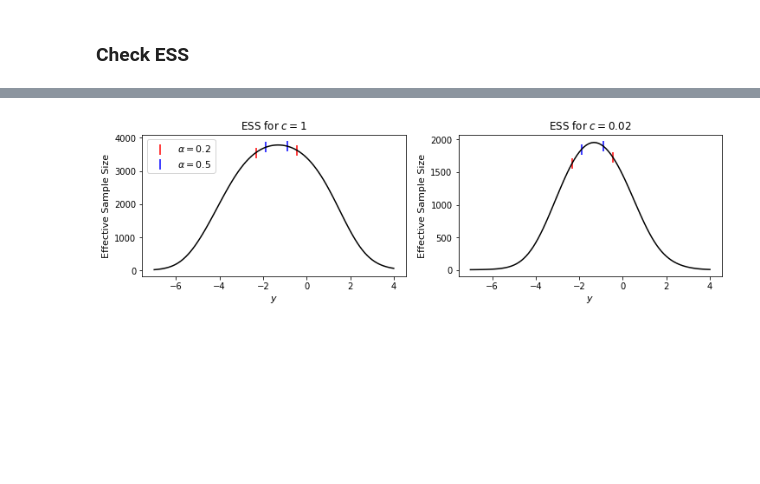
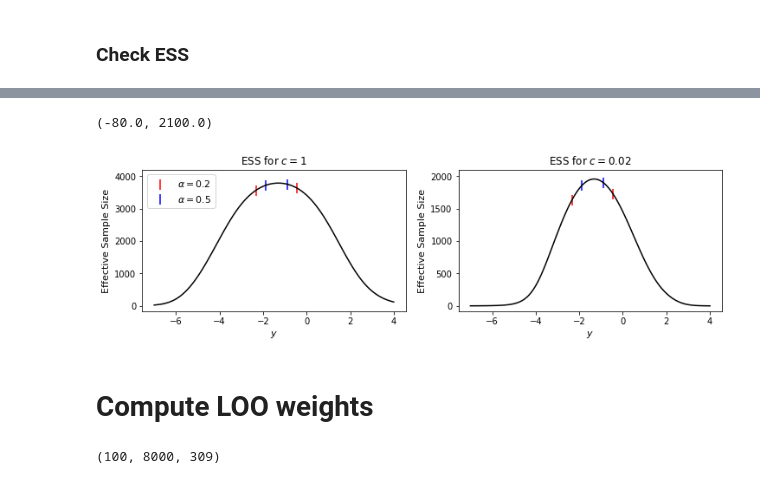
Before and after one commit to edfong/conformal_bayes, a Jupyter notebook: IS_weights.ipynb, the cells around one changed output, grey strips where cells are left out. Saved outputs shown, nothing was run; the diff lists cells and outputs as text; code cells hidden in the pictures; blank space fills up the shorter version.

```diff
--- a/IS_weights.ipynb
+++ b/IS_weights.ipynb
@@ -188,25 +202,29 @@ ESS_ratio_misspec = 1958/np.shape(beta_post)[0] #misspec
 # %%
 f = plt.figure(figsize = (12,3))
 plt.subplot(1,2,1)
 plt.plot(y_plot,ESS[i]*ESS_ratio,color = 'k')
 colors = ['red','blue']
 for a in range(n_alph):
     plt.scatter(y_plot[ind_band[a]],ESS[i,ind_band[a]]*ESS_ratio, color = colors[a],marker = '|',s = 150,\
             label = r'$\alpha = {}$'.format(alpha_range[a]))
 plt.ylabel('Effective Sample Size',fontsize = 11)
 plt.xlabel('$y$',fontsize = 11)
 plt.legend(loc= 2,fontsize = 11)
 plt.title(r'ESS for $c = 1$')
-
+plt.ylim((-160.64, 4200))
 plt.subplot(1,2,2)
 plt.plot(y_plot,ESS_misspec[i]*ESS_ratio_misspec,color = 'k')
 colors = ['red','blue']
 for a in range(n_alph):
     plt.scatter(y_plot[ind_band_misspec[a]],ESS_misspec[i,ind_band_misspec[a]]*ESS_ratio_misspec, color = colors[a],marker = '|',s = 150,\
             label = r'$\alpha = {}$'.format(alpha_range[a]))
 plt.ylabel('Effective Sample Size',fontsize = 11)
 plt.xlabel('$y$',fontsize = 11)
 plt.title(r'ESS for $c = 0.02$')
-f.savefig('plots/ESS_var_misspec.pdf', bbox_inches='tight')
+plt.ylim(-80,2100)
+#f.savefig('plots/ESS_var_misspec.pdf', bbox_inches='tight')
 # %% [output]
+(-80.0, 2100.0)
-[figure, old version]
+[figure, new version]
+# %% [markdown]
+# Compute LOO weights
@@ -212,0 +325,19 @@ f.savefig('plots/ESS_var_misspec.pdf', bbox_inches='tight')
+# %%
+#well spec
+i = 1
+alpha_range= np.array([0.2,0.5])
+n_alph = np.shape(alpha_range)[0]
+region_loo_cp = np.zeros((n_alph,np.shape(y_plot)[0]))
+ind_loo_band = np.zeros((n_alph,2),dtype = 'int')
+for a in range(n_alph):
+    region_loo_cp[a] = compute_cb_loo_region_IS(alpha_range[a],logp_samp_n,logwjk[:,:,i])
+    ind_loo_band[a] = np.where(np.diff(region_loo_cp[a])!=0)[0]
+
+ESS_loo = np.zeros((n_test,np.shape(y_plot)[0],np.shape(logp_samp_n[0])[0]))
+Var_loo = np.zeros((n_test,np.shape(y_plot)[0],np.shape(logp_samp_n[0])[0]))
+
+#Compute ESS from IS weightss
+ESS_loo[i], Var_loo[i] = diagnose_is_loo_weights(logp_samp_n,logwjk[:,:,i])
+ESS_loo_ratio = 3793/np.shape(beta_post)[0]
+# %% [output]
+(100, 8000, 309)
```
Also changed, not shown: parts of 8 cells of this notebook, 2 other files.
